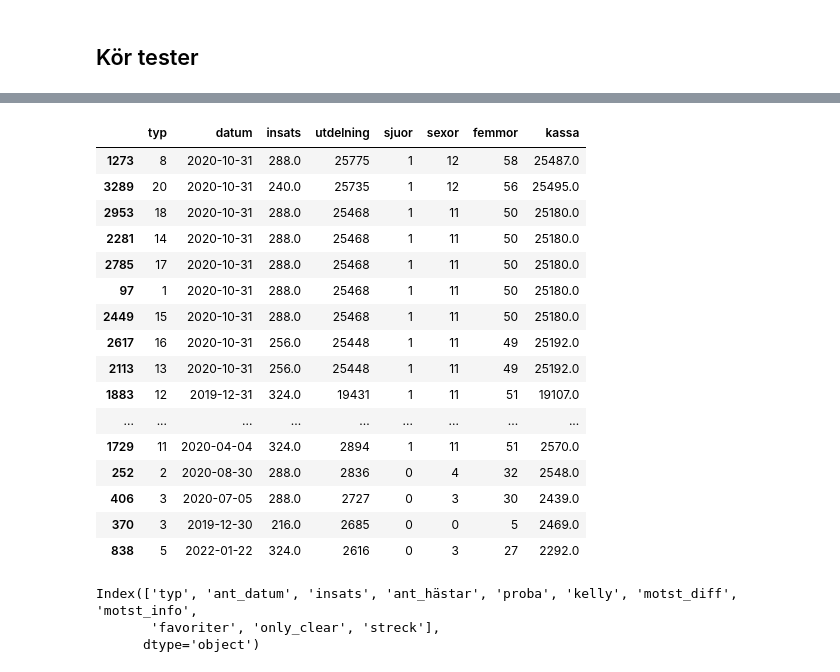
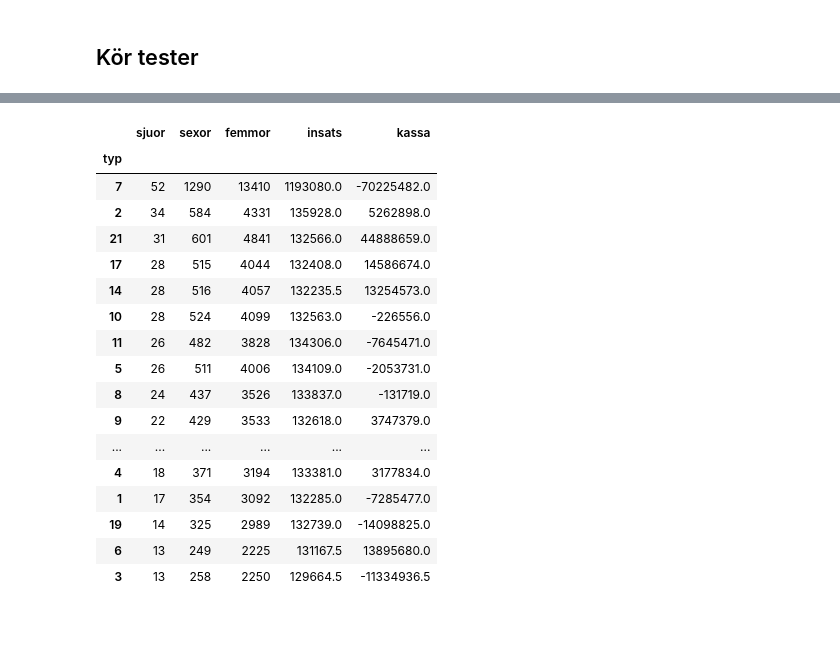
Before and after one commit to carokanns/Trav, a Jupyter notebook: spel/v75_tester/kolla_nya_fearures.ipynb, the cells around one changed output, grey strips where cells are left out. Cells and saved outputs as stored; diff of their text form; code cells hidden in the pictures; blank space fills up the shorter version.

```diff
--- a/spel/v75_tester/kolla_nya_fearures.ipynb
+++ b/spel/v75_tester/kolla_nya_fearures.ipynb
@@ -609,0 +641,16 @@ spel_stats.to_csv('spel_stats.csv', index=False)
+# %%
+# plot spel_stats kassa over time
+spel_stats = pd.read_csv('spel_stats.csv')
+import matplotlib.pyplot as plt
+import seaborn as sns
+
+spel_stats.datum=pd.to_datetime(spel_stats.datum)
+spel_stats.sort_values(by='datum', inplace=True)
+spel_stats['year'] = spel_stats.datum.dt.year
+
+fig, ax = plt.subplots(figsize=(20,10))
+sns.lineplot(x='datum', y='kassa', data=spel_stats[spel_stats.typ == 2], label='2')
+sns.lineplot(x='datum', y='kassa',  data=spel_stats[spel_stats.typ == 21], label='21')
+sns.lineplot(x='datum', y='kassa', data=spel_stats[spel_stats.typ == 17],label='17')
+sns.lineplot(x='datum', y='kassa', data=spel_stats[spel_stats.typ == 14],label='14')
+sns.lineplot(x='datum', y='kassa', data=spel_stats[spel_stats.typ == 6],label='11')
@@ -637,31 +671,26 @@ Kassa (typ=21): -4062.0
 # %%
-spel_stats['kassa'] = spel_stats.utdelning-spel_stats.insats
+# spel_stats['kassa'] = spel_stats.utdelning-spel_stats.insats
 spel_stats.groupby('typ')[['sjuor','sexor','femmor','insats','kassa']].sum().sort_values(by='sjuor', ascending=False)
-spel_stats.loc[spel_stats.typ != '7'].sort_values(by='utdelning', ascending=False).head(60)
+# spel_stats.loc[(spel_stats.typ == 6) & (spel_stats.year==2018)].tail(60)
 # %% [output]
-|  | typ | datum | insats | utdelning | sjuor | sexor | femmor | kassa |
-| 1273 | 8 | 2020-10-31 | 288.0 | 25775 | 1 | 12 | 58 | 25487.0 |
-| 3289 | 20 | 2020-10-31 | 240.0 | 25735 | 1 | 12 | 56 | 25495.0 |
-| 2953 | 18 | 2020-10-31 | 288.0 | 25468 | 1 | 11 | 50 | 25180.0 |
-| 2281 | 14 | 2020-10-31 | 288.0 | 25468 | 1 | 11 | 50 | 25180.0 |
-| 2785 | 17 | 2020-10-31 | 288.0 | 25468 | 1 | 11 | 50 | 25180.0 |
-| 97 | 1 | 2020-10-31 | 288.0 | 25468 | 1 | 11 | 50 | 25180.0 |
-| 2449 | 15 | 2020-10-31 | 288.0 | 25468 | 1 | 11 | 50 | 25180.0 |
-| 2617 | 16 | 2020-10-31 | 256.0 | 25448 | 1 | 11 | 49 | 25192.0 |
-| 2113 | 13 | 2020-10-31 | 256.0 | 25448 | 1 | 11 | 49 | 25192.0 |
-| 1883 | 12 | 2019-12-31 | 324.0 | 19431 | 1 | 11 | 51 | 19107.0 |
-| ... | ... | ... | ... | ... | ... | ... | ... | ... |
-| 1729 | 11 | 2020-04-04 | 324.0 | 2894 | 1 | 11 | 51 | 2570.0 |
-| 252 | 2 | 2020-08-30 | 288.0 | 2836 | 0 | 4 | 32 | 2548.0 |
-| 406 | 3 | 2020-07-05 | 288.0 | 2727 | 0 | 3 | 30 | 2439.0 |
-| 370 | 3 | 2019-12-30 | 216.0 | 2685 | 0 | 0 | 5 | 2469.0 |
-| 838 | 5 | 2022-01-22 | 324.0 | 2616 | 0 | 3 | 27 | 2292.0 |
+|  | sjuor | sexor | femmor | insats | kassa |
+| typ |  |  |  |  |  |
+| 7 | 52 | 1290 | 13410 | 1193080.0 | -70225482.0 |
+| 2 | 34 | 584 | 4331 | 135928.0 | 5262898.0 |
+| 21 | 31 | 601 | 4841 | 132566.0 | 44888659.0 |
+| 17 | 28 | 515 | 4044 | 132408.0 | 14586674.0 |
+| 14 | 28 | 516 | 4057 | 132235.5 | 13254573.0 |
+| 10 | 28 | 524 | 4099 | 132563.0 | -226556.0 |
+| 11 | 26 | 482 | 3828 | 134306.0 | -7645471.0 |
+| 5 | 26 | 511 | 4006 | 134109.0 | -2053731.0 |
+| 8 | 24 | 437 | 3526 | 133837.0 | -131719.0 |
+| 9 | 22 | 429 | 3533 | 132618.0 | 3747379.0 |
+| ... | ... | ... | ... | ... | ... |
+| 4 | 18 | 371 | 3194 | 133381.0 | 3177834.0 |
+| 1 | 17 | 354 | 3092 | 132285.0 | -7285477.0 |
+| 19 | 14 | 325 | 2989 | 132739.0 | -14098825.0 |
+| 6 | 13 | 249 | 2225 | 131167.5 | 13895680.0 |
+| 3 | 13 | 258 | 2250 | 129664.5 | -11334936.5 |
-# %%
-stats_typer.columns
-# %% [output]
-Index(['typ', 'ant_datum', 'insats', 'ant_hästar', 'proba', 'kelly', 'motst_diff', 'motst_info',
-       'favoriter', 'only_clear', 'streck'],
-      dtype='object')
 # %%
 for typ in stats_typer.typ.unique():
     # print(spel_stats.loc[spel_stats.typ == typ][['typ','kassa']])
```
Also changed, not shown: parts of 13 cells of this notebook, 19 other files.
